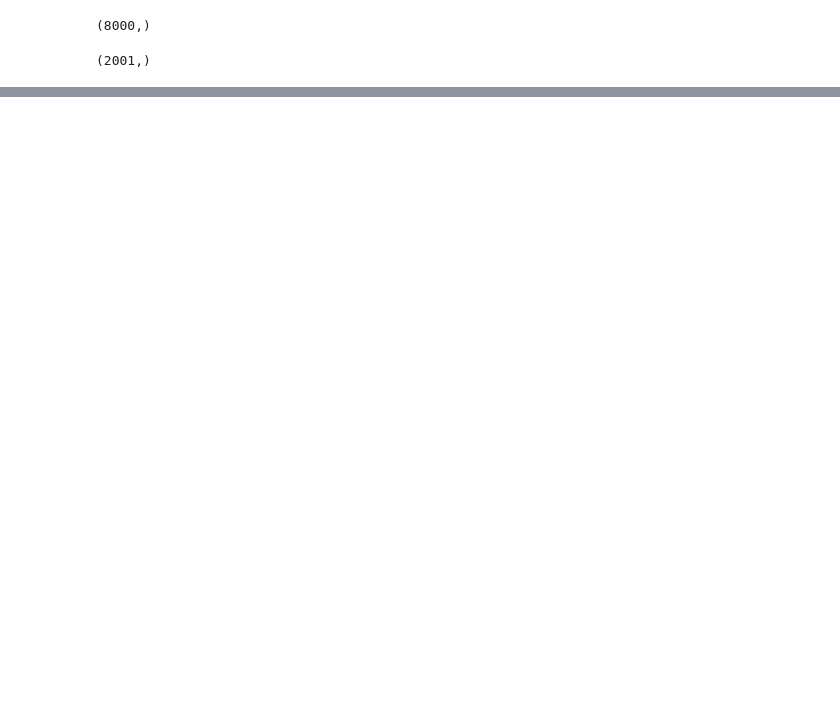
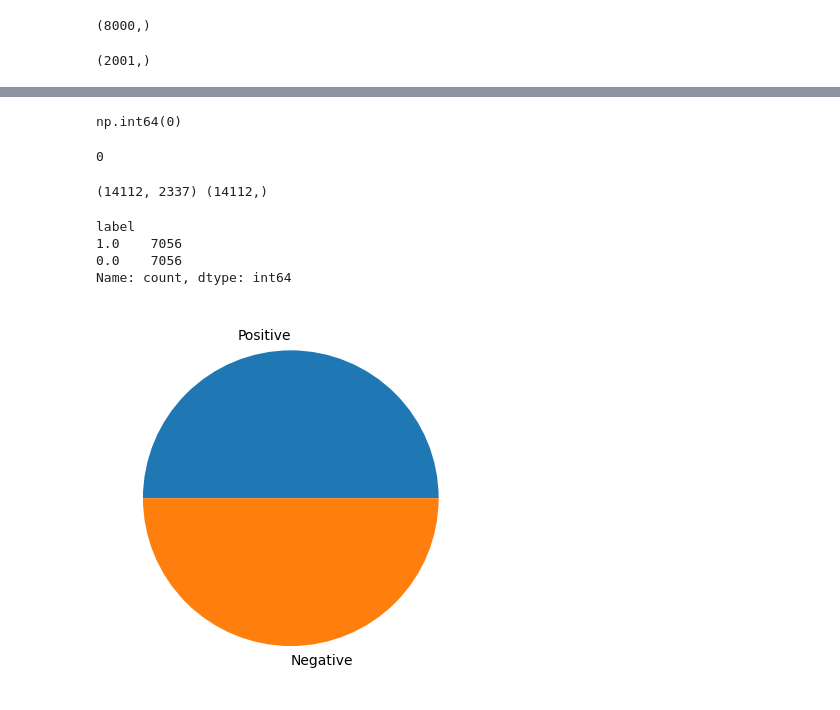
Before and after one commit to GROUP-16-Research/Analysis-of-Israel-Palestine-war-comments, a Jupyter notebook: Notebooks/model_building.ipynb, the cells around one changed output, grey strips where cells are left out. Cells and saved outputs as stored; diff of their text form; code cells hidden in the pictures; blank space fills up the shorter version.

```diff
--- a/Notebooks/model_building.ipynb
+++ b/Notebooks/model_building.ipynb
@@ -291,0 +282,18 @@ Name: label, Length: 2001, dtype: float64
+# %%
+def vectorizer(ds, vocabulary):
+    vectorized_lst = []
+
+    for sentence in ds:
+        sentence_lst = np.zeros(len(vocabulary))
+
+        for i in range(len(vocabulary)):
+            if vocabulary[i] in sentence.split():
+                sentence_lst[i] = 1
+
+        vectorized_lst.append(sentence_lst)
+
+    vectorized_lst_new = np.asarray(vectorized_lst, dtype=np.float32)
+
+    return vectorized_lst_new
+# %%
+vectorized_x_train = vectorizer(x_train, tokens)
@@ -291,0 +370,38 @@ Name: label, Length: 2001, dtype: float64
+# %%
+non_nan_indices = ~np.isnan(y_train)
+
+# Filter both vectorized_x_train and y_train to remove rows where y_train has NaN values
+vectorized_x_train = vectorized_x_train[non_nan_indices]
+y_train = y_train[non_nan_indices]
+np.isnan(y_train).sum()
+# %% [output]
+np.int64(0)
+# %%
+# Remove rows where y_test has NaN values
+non_nan_indices_test = ~np.isnan(y_test)
+vectorized_x_test = vectorized_x_test[non_nan_indices_test]
+y_test = y_test[non_nan_indices_test]
+
+# Verify that all NaN values are removed
+print(np.isnan(y_test).sum())  # This should output 0
+# %% [output]
+0
+# %%
+from imblearn.over_sampling import SMOTE
+smote = SMOTE()
+vectorized_x_train_smote, y_train_smote = smote.fit_resample(vectorized_x_train, y_train)
+print(vectorized_x_train_smote.shape, y_train_smote.shape)
+# %% [output]
+(14112, 2337) (14112,)
+# %%
+y_train_smote.value_counts()
+# %% [output]
+label
+1.0    7056
+0.0    7056
+Name: count, dtype: int64
+# %%
+plt.pie(np.array([y_train_smote.value_counts()[0], y_train_smote.value_counts()[1]]), labels=['Positive', 'Negative'])
+plt.show()
+# %% [output]
+[figure, added]
```
Also changed, not shown: parts of 15 cells of this notebook.
